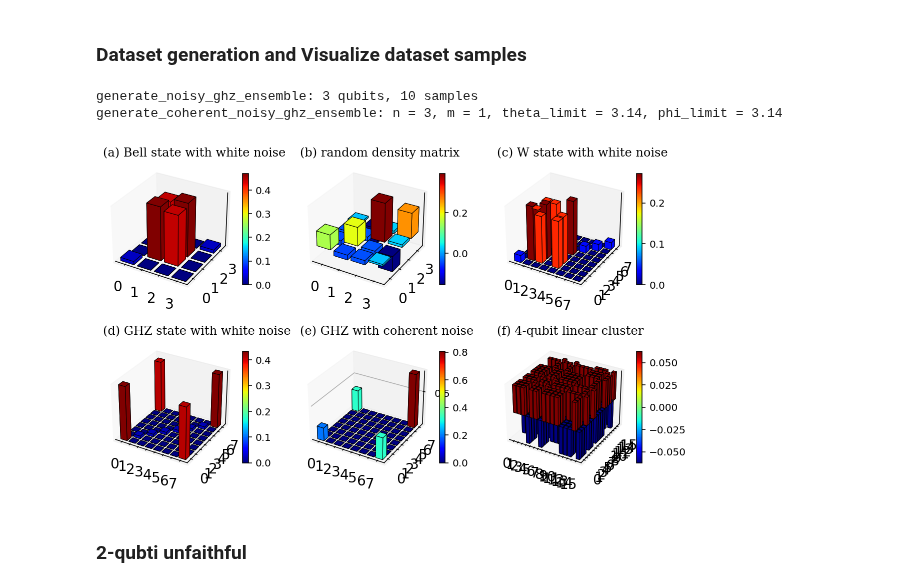
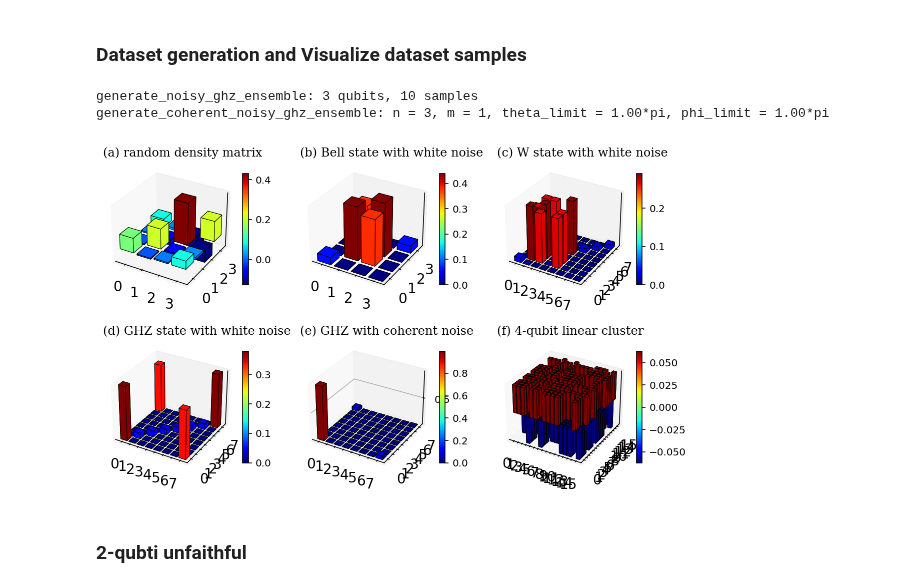
Before and after one commit to Jue-Xu/Entanglement-Witness, a Jupyter notebook: Code/entangle_detection.ipynb, the cells around one changed output. Saved outputs shown, nothing was run; the diff lists cells and outputs as text; code cells hidden in the pictures.

```diff
--- a/Code/entangle_detection.ipynb
+++ b/Code/entangle_detection.ipynb
@@ -31,52 +34,38 @@ from quantum_state_utils import *
 ## Entanglement witness
 # %% [markdown]
 ### Dataset generation and Visualize dataset samples
-# %%
-size_train = 10
-
-# visualization
-# fig = plt.figure(figsize=plt.figaspect(0.5))
-fig = plt.figure(figsize=(10, 6))
-
-ax = fig.add_subplot(2, 3, 1, projection='3d')
-ax.set_title('(a) Bell state with white noise', fontfamily='serif', loc='left', fontsize='large')
-matrix_histogram(random.choice(generate_bell_noisy_density(m=size_train,kind='10',noise_limit=1/3)), fig=fig, ax=ax)
-# xlabels=['00', '01', '10', '11'],
-
-# set up the axes for the second plot
-# random density matrix
-ax = fig.add_subplot(2, 3, 2, projection='3d')
-ax.set_title('(b) random density matrix', fontfamily='serif', loc='left', fontsize='large')
-matrix_histogram(random.choice([rand_dm(N=4, dims=[[2, 2], [2, 2]]) for i in range(size_train)]), fig=fig, ax=ax)
-
-# W3 with white noise
-w_3_density = generate_noisy_w_ensemble(3,size_train,1/3)
-# set up the axes for the first plot
-ax = fig.add_subplot(2, 3, 3, projection='3d')
-ax.set_title('(c) W state with white noise', fontfamily='serif', loc='left', fontsize='large')
-matrix_histogram(random.choice(w_3_density), fig=fig, ax=ax)
-
-# GHZ3 with white noise
-ghz_3_density = generate_noisy_ghz_ensemble(3,size_train,1/3)
-ax = fig.add_subplot(2, 3, 4, projection='3d')
-ax.set_title('(d) GHZ state with white noise', fontfamily='serif', loc='left', fontsize='large')
-matrix_histogram(random.choice(ghz_3_density), fig=fig, ax=ax)
-
-# GHZ3 with coherent noise
-ax = fig.add_subplot(2, 3, 5, projection='3d')
-ax.set_title('(e) GHZ with coherent noise', fontfamily='serif', loc='left', fontsize='large')
-matrix_histogram(random.choice(generate_coherent_noisy_ghz_ensemble(n=3,m=1,theta_limit=pi,phi_limit=pi)), fig=fig, ax=ax)
-
-# cluster4 with coherent noise
-ax = fig.add_subplot(2, 3, 6, projection='3d')
-ax.set_title('(f) 4-qubit linear cluster', fontfamily='serif', loc='left', fontsize='large')
-matrix_histogram(random.choice([ket2dm(generate_linear_cluster(n=4))]), fig=fig, ax=ax)
-
-plt.savefig('dataset_sample_3x2.png', dpi=300)
-# %% [output]
-generate_noisy_ghz_ensemble: 3 qubits, 10 samples
-generate_coherent_noisy_ghz_ensemble: n = 3, m = 1, theta_limit = 3.14, phi_limit = 3.14
-[figure, removed]
+# %%
+size_train = 10
+
+# visualization
+# fig = plt.figure(figsize=plt.figaspect(0.5))
+fig = plt.figure(figsize=(10, 6))
+
+# W3 with white noise
+# GHZ3 with coherent noise
+# cluster4 with coherent noise
+sample_list = [
+    rand_dm(N=4, dims=[[2, 2], [2, 2]]),
+    random.choice(generate_bell_noisy_density(m=size_train,kind='10',noise_limit=1/3)),
+    random.choice(generate_noisy_w_ensemble(3,size_train,1/3)),
+    random.choice(generate_noisy_ghz_ensemble(3,size_train,1/3)),
+    random.choice(generate_coherent_noisy_ghz_ensemble(n=3,m=1,theta_limit=1,phi_limit=1)),
+    ket2dm(generate_linear_cluster(n=4))
+]
+
+title_list = ['(a) random density matrix', '(b) Bell state with white noise', '(c) W state with white noise', '(d) GHZ state with white noise', '(e) GHZ with coherent noise', '(f) 4-qubit linear cluster']
+
+for index, sample in enumerate(sample_list):
+    ax = fig.add_subplot(2, 3, index+1, projection='3d')
+    ax.set_title(title_list[index], fontfamily='serif', loc='left', fontsize='large')
+    matrix_histogram(sample, fig=fig, ax=ax)
+    # xlabels=['00', '01', '10', '11'],
+
+plt.savefig('dataset_sample_3x2.png', dpi=300)
+# %% [output]
+generate_noisy_ghz_ensemble: 3 qubits, 10 samples
+generate_coherent_noisy_ghz_ensemble: n = 3, m = 1, theta_limit = 1.00*pi, phi_limit = 1.00*pi
+[figure, added]
 # %% [markdown]
 ### 2-qubti unfaithful
 # %%
```
Also changed, not shown: parts of 4 cells of this notebook, 4 other files.
